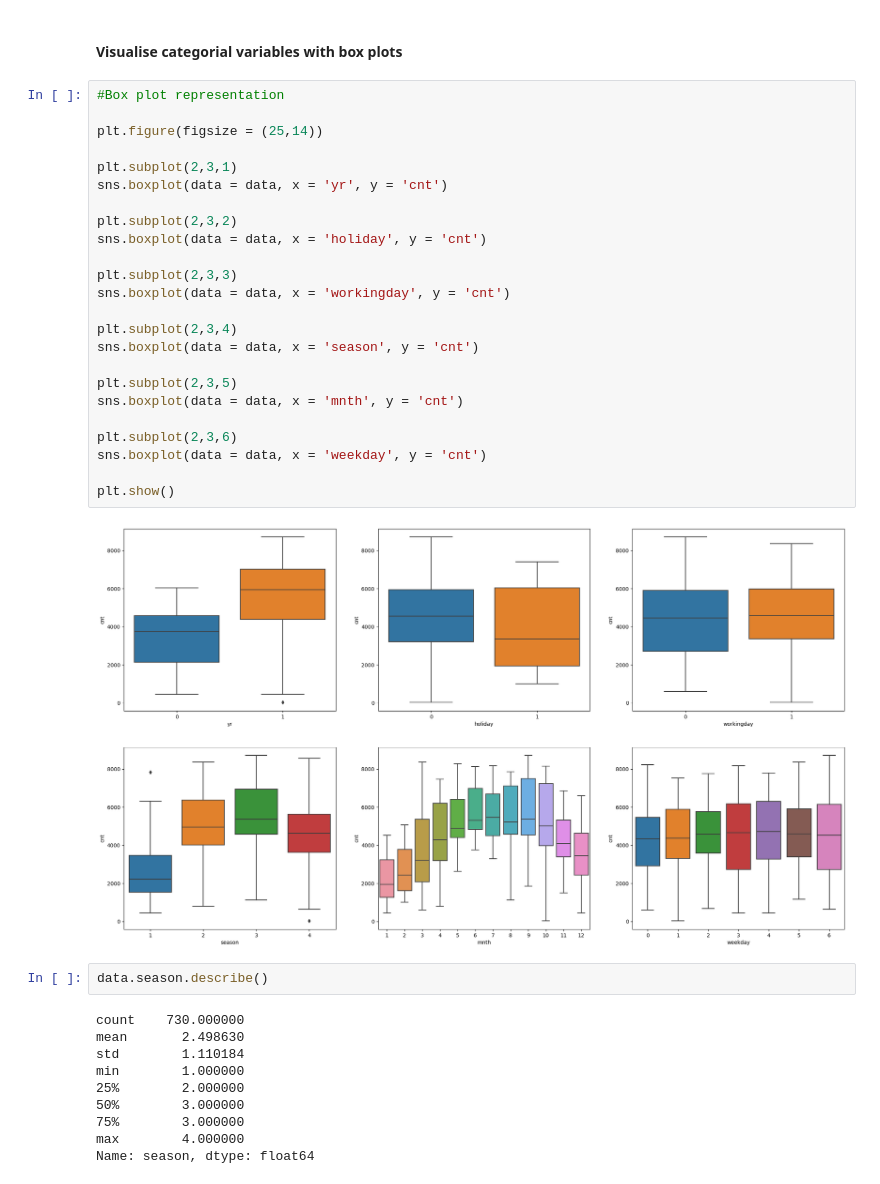
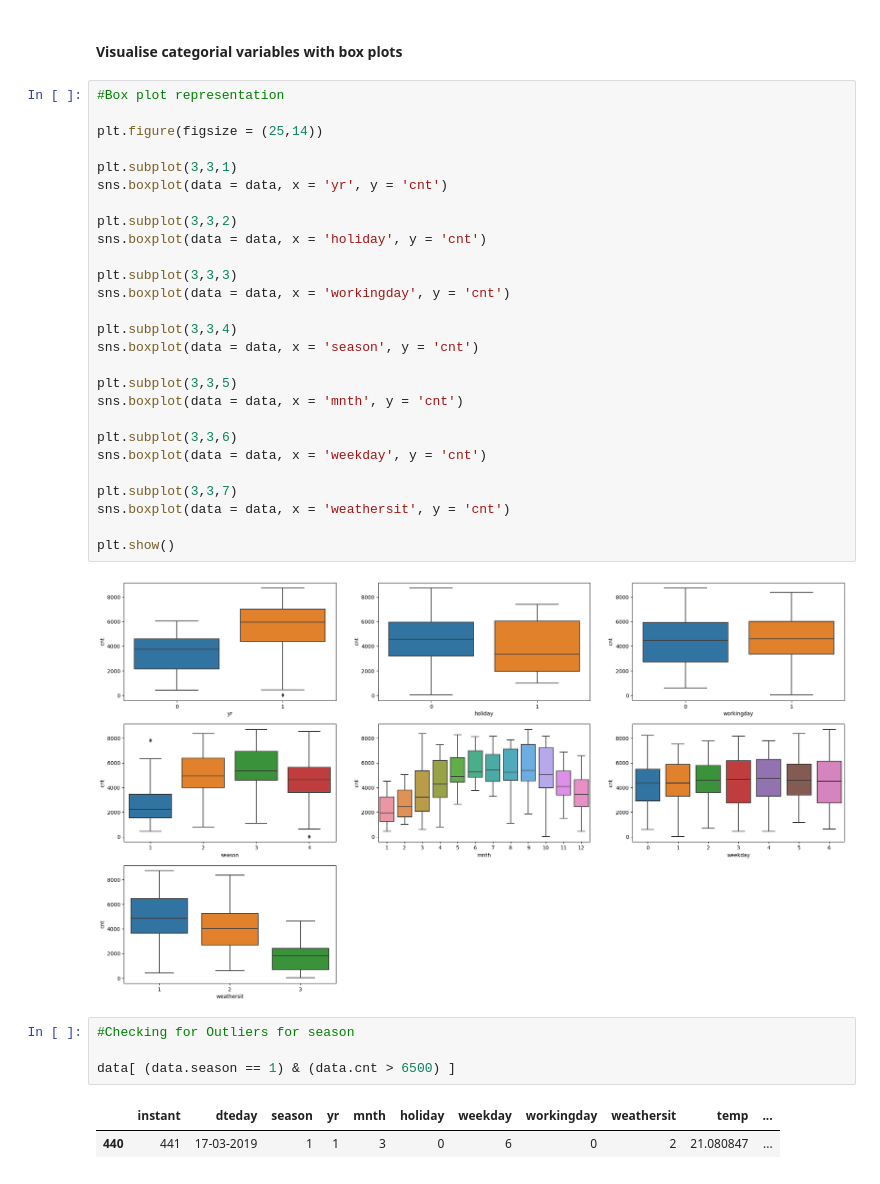
Before and after one commit to narendhar007/bikesharing_lr, a Jupyter notebook: Narendhar_Tangella.ipynb, the cells around one changed output. Cells and saved outputs as stored; diff of their text form.

```diff
--- a/Narendhar_Tangella.ipynb
+++ b/Narendhar_Tangella.ipynb
@@ -212,38 +240,36 @@ plt.show()
 # %%
 #Box plot representation
 
 plt.figure(figsize = (25,14))
 
-plt.subplot(2,3,1)
+plt.subplot(3,3,1)
 sns.boxplot(data = data, x = 'yr', y = 'cnt')
 
-plt.subplot(2,3,2)
+plt.subplot(3,3,2)
 sns.boxplot(data = data, x = 'holiday', y = 'cnt')
 
-plt.subplot(2,3,3)
+plt.subplot(3,3,3)
 sns.boxplot(data = data, x = 'workingday', y = 'cnt')
 
-plt.subplot(2,3,4)
+plt.subplot(3,3,4)
 sns.boxplot(data = data, x = 'season', y = 'cnt')
 
-plt.subplot(2,3,5)
+plt.subplot(3,3,5)
 sns.boxplot(data = data, x = 'mnth', y = 'cnt')
 
-plt.subplot(2,3,6)
+plt.subplot(3,3,6)
 sns.boxplot(data = data, x = 'weekday', y = 'cnt')
 
+plt.subplot(3,3,7)
+sns.boxplot(data = data, x = 'weathersit', y = 'cnt')
+
 plt.show()
 # %% [output]
-[figure, old version]
+[figure, new version]
 # %%
-data.season.describe()
+#Checking for Outliers for season
+
+data[ (data.season == 1) & (data.cnt > 6500) ]
 # %% [output]
-count    730.000000
-mean       2.498630
-std        1.110184
-min        1.000000
-25%        2.000000
-50%        3.000000
-75%        3.000000
-max        4.000000
-Name: season, dtype: float64
+|  | instant | dteday | season | yr | mnth | holiday | weekday | workingday | weathersit | temp | ... |
+| 440 | 441 | 17-03-2019 | 1 | 1 | 3 | 0 | 6 | 0 | 2 | 21.080847 | ... |
```
Also changed, not shown: parts of 107 cells of this notebook.
